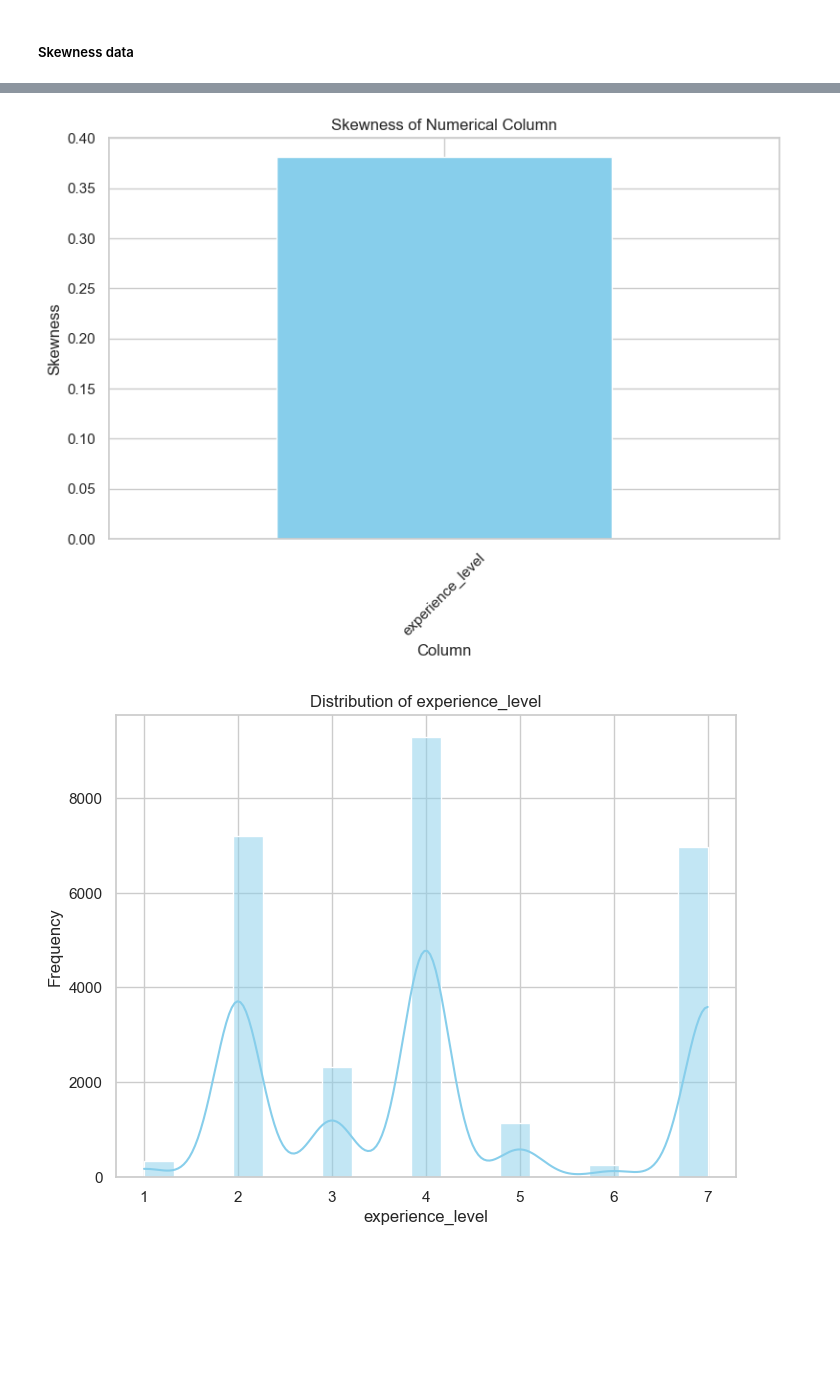
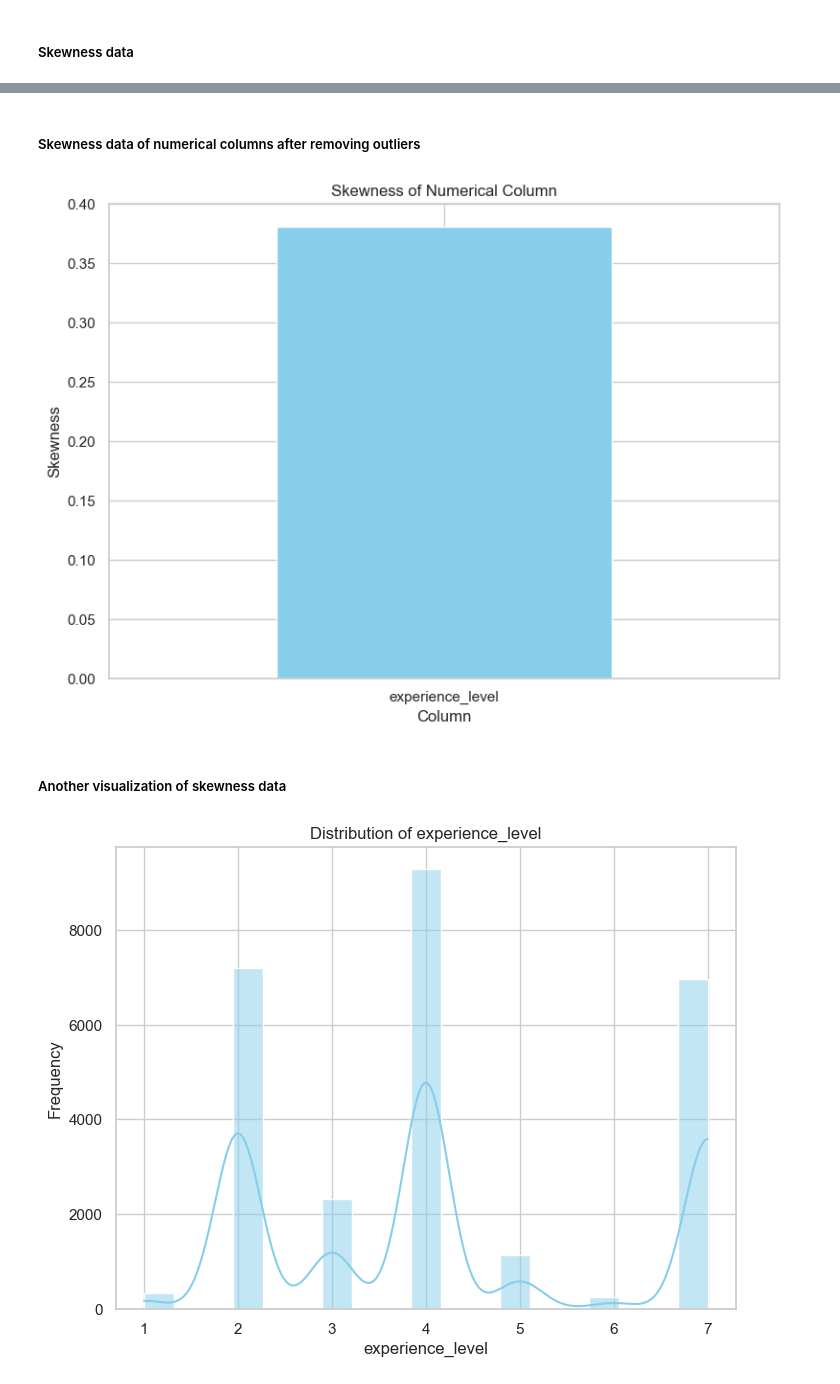
Before and after one commit to FlorianHalimi/LinkedIn-Job-Analysis-Data-Preprocessing-Visualization, a Jupyter notebook: data_preprocessing.ipynb, the cells around one changed output, grey strips where cells are left out. Drawn from its saved outputs; the diff is of its cells as text; code cells hidden in the pictures; blank space fills up the shorter version.

```diff
--- a/data_preprocessing.ipynb
+++ b/data_preprocessing.ipynb
@@ -409,21 +409,3 @@ plt.legend()
 plt.show()
 # %% [output]
 [figure]
-# %%
-def detect_outliers_zscore(data, threshold=3):
-    mean = np.mean(data)
-    std = np.std(data)
-    z_scores = np.abs((data - mean) / std)
-    return np.where(z_scores > threshold)
-
-data = merged_data_cleaned['experience_level'].values
-outliers_zscore = detect_outliers_zscore(data)
-
-plt.figure(figsize=(8, 6))
-plt.scatter(range(len(data)), data, label='Experience Levels')
-plt.scatter(outliers_zscore, data[outliers_zscore], color='red', label='Outliers')
-plt.title('Outliers Detected using Z-Score')
-plt.xlabel('Index')
-plt.ylabel('Experience Level')
-plt.legend()
-plt.show()
@@ -851,20 +848,24 @@ plt.show()
+# %% [markdown]
+##### Skewness data of numerical columns after removing outliers
 # %%
 numerical_columns = ['experience_level']
 
 # Calculating skewness for numerical column
 skewness_values = cleaned_data[numerical_columns].skew()
 
 # Visualizing skewness
 plt.figure(figsize=(8, 6))
 skewness_values.plot(kind='bar', color='skyblue')
 plt.title('Skewness of Numerical Column')
 plt.xlabel('Column')
 plt.ylabel('Skewness')
-plt.xticks(rotation=45)
+plt.xticks(rotation=0)
 plt.tight_layout()
 plt.show()
 # %% [output]
-[figure, old version]
+[figure, new version]
+# %% [markdown]
+##### Another visualization of skewness data
 # %%
 import seaborn as sns
 
```
Also changed, not shown: parts of 4 cells of this notebook, 1 other file.
